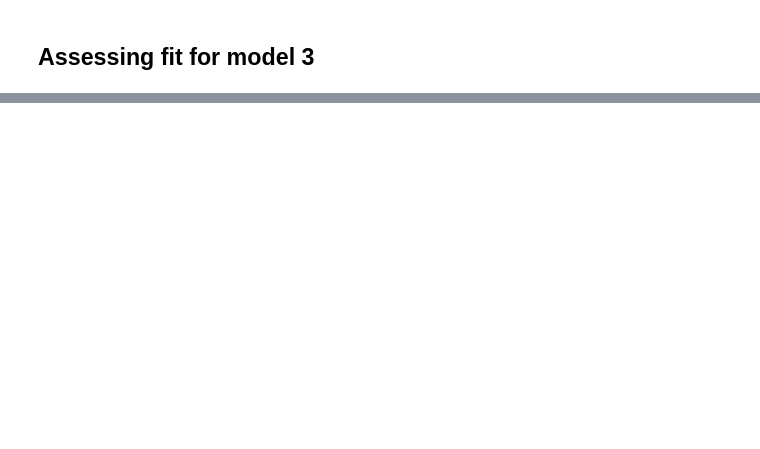
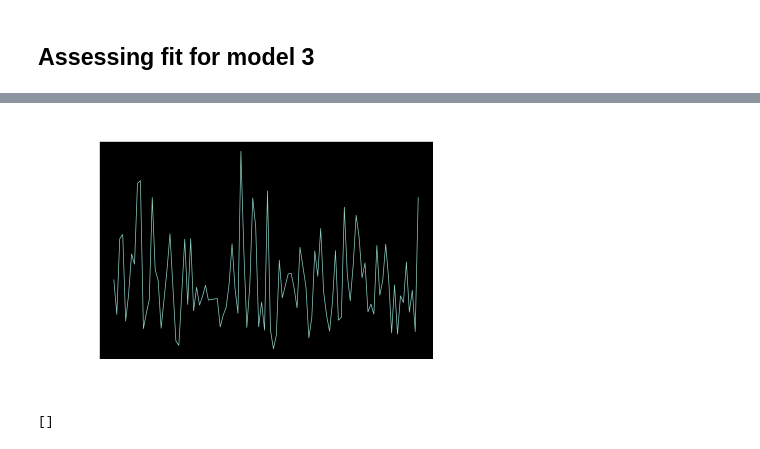
Before and after one commit to carlosaccp/Santander-SE-ME, a Jupyter notebook: analysis/fit_m3.ipynb, the cells around one changed output, grey strips where cells are left out. Drawn from its saved outputs; the diff is of its cells as text; code cells hidden in the pictures; blank space fills up the shorter version.

```diff
--- a/analysis/fit_m3.ipynb
+++ b/analysis/fit_m3.ipynb
@@ -359,0 +384,22 @@ KeyboardInterrupt:
+# %%
+kol_smir_test = {}
+for station_id, pvals in m3_p_values.items():
+    kol_smir_test[station_id] = st.kstest(pvals, "uniform").statistic
+
+plt.plot(kol_smir_test.keys(), kol_smir_test.values(), linewidth=0.7)
+plt.title("Kolmogorov-Smirnov test for all stations for Model 3")
+plt.xlabel("Station Id")
+plt.ylabel("$D_n$")
+plt.savefig("../figures/kol-smir_m2.png")
+plt.show()
+# %% [output]
+[figure, added]
+# %%
+ks_df = pd.DataFrame(kol_smir_test.values(), index=kol_smir_test.keys(), columns = ["ks"])
+ks_df.head()
+outlier_ids = ks_df[ks_df.ks > 0.5].index.to_numpy()
+print(outlier_ids)
+for id in outlier_ids:
+    print(optimal_parameters[id])
+# %% [output]
+[]
```
Also changed, not shown: parts of 19 cells of this notebook, 8 other files.
